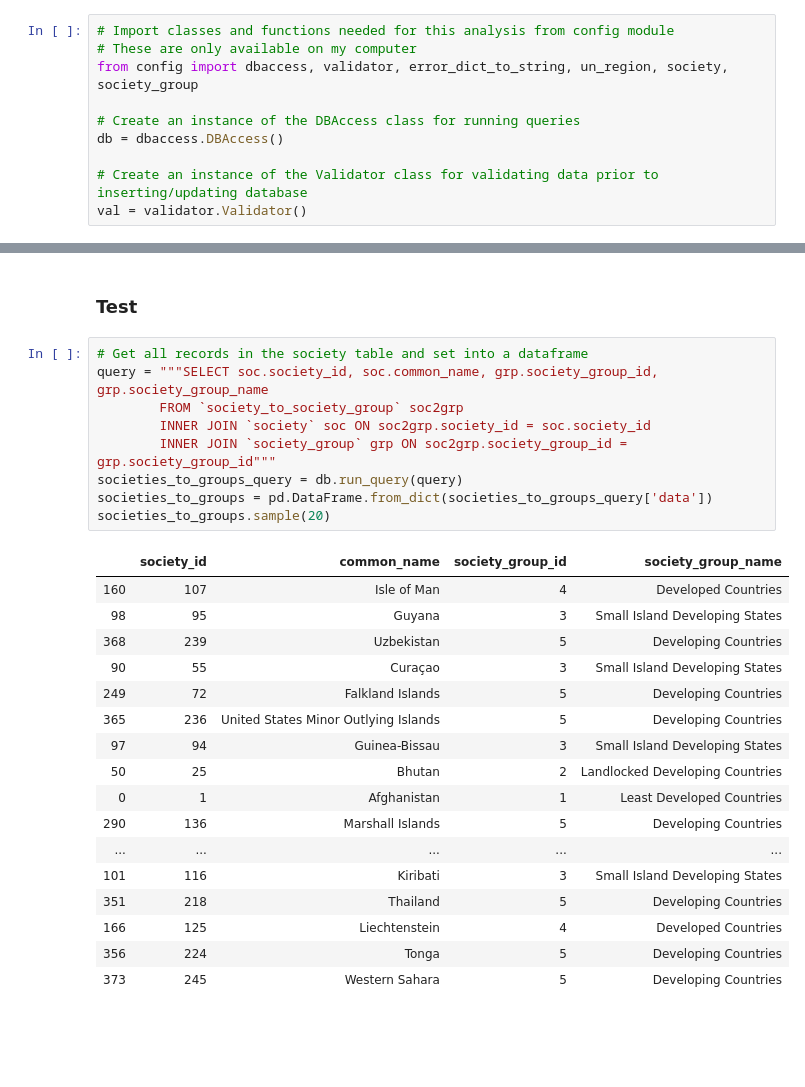
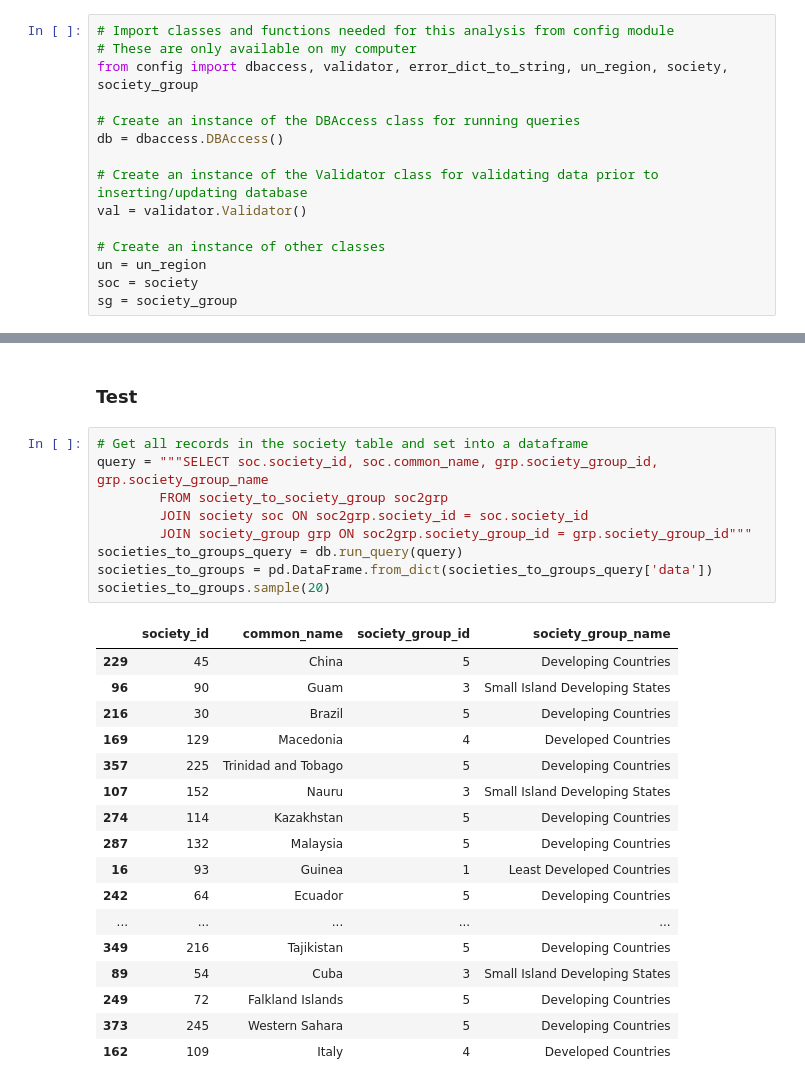
Before and after one commit to skustes/UN-Regions-and-Countries, a Jupyter notebook: Countries & UN Regions.ipynb, the cells around one changed output, grey strips where cells are left out. Drawn from its saved outputs; the diff is of its cells as text; blank space fills up the shorter version.

```diff
--- a/Countries & UN Regions.ipynb
+++ b/Countries & UN Regions.ipynb
@@ -901,6 +902,11 @@ db = dbaccess.DBAccess()
 
 # Create an instance of the Validator class for validating data prior to inserting/updating database
 val = validator.Validator()
+
+# Create an instance of other classes
+un = un_region
+soc = society
+sg = society_group
 # %% [markdown]
 ## UN Regions
 ### Code
@@ -1023,27 +1029,27 @@ Expecting to insert: 377 rows
 # %%
 # Get all records in the society table and set into a dataframe
 query = """SELECT soc.society_id, soc.common_name, grp.society_group_id, grp.society_group_name
-        FROM `society_to_society_group` soc2grp
-        INNER JOIN `society` soc ON soc2grp.society_id = soc.society_id
-        INNER JOIN `society_group` grp ON soc2grp.society_group_id = grp.society_group_id"""
+        FROM society_to_society_group soc2grp
+        JOIN society soc ON soc2grp.society_id = soc.society_id
+        JOIN society_group grp ON soc2grp.society_group_id = grp.society_group_id"""
 societies_to_groups_query = db.run_query(query)
 societies_to_groups = pd.DataFrame.from_dict(societies_to_groups_query['data'])
 societies_to_groups.sample(20)
 # %% [output]
 |  | society_id | common_name | society_group_id | society_group_name |
-| 160 | 107 | Isle of Man | 4 | Developed Countries |
-| 98 | 95 | Guyana | 3 | Small Island Developing States |
-| 368 | 239 | Uzbekistan | 5 | Developing Countries |
-| 90 | 55 | Curaçao | 3 | Small Island Developing States |
+| 229 | 45 | China | 5 | Developing Countries |
+| 96 | 90 | Guam | 3 | Small Island Developing States |
+| 216 | 30 | Brazil | 5 | Developing Countries |
+| 169 | 129 | Macedonia | 4 | Developed Countries |
+| 357 | 225 | Trinidad and Tobago | 5 | Developing Countries |
+| 107 | 152 | Nauru | 3 | Small Island Developing States |
+| 274 | 114 | Kazakhstan | 5 | Developing Countries |
+| 287 | 132 | Malaysia | 5 | Developing Countries |
+| 16 | 93 | Guinea | 1 | Least Developed Countries |
+| 242 | 64 | Ecuador | 5 | Developing Countries |
+| ... | ... | ... | ... | ... |
+| 349 | 216 | Tajikistan | 5 | Developing Countries |
+| 89 | 54 | Cuba | 3 | Small Island Developing States |
 | 249 | 72 | Falkland Islands | 5 | Developing Countries |
-| 365 | 236 | United States Minor Outlying Islands | 5 | Developing Countries |
-| 97 | 94 | Guinea-Bissau | 3 | Small Island Developing States |
-| 50 | 25 | Bhutan | 2 | Landlocked Developing Countries |
-| 0 | 1 | Afghanistan | 1 | Least Developed Countries |
-| 290 | 136 | Marshall Islands | 5 | Developing Countries |
-| ... | ... | ... | ... | ... |
-| 101 | 116 | Kiribati | 3 | Small Island Developing States |
-| 351 | 218 | Thailand | 5 | Developing Countries |
-| 166 | 125 | Liechtenstein | 4 | Developed Countries |
-| 356 | 224 | Tonga | 5 | Developing Countries |
 | 373 | 245 | Western Sahara | 5 | Developing Countries |
+| 162 | 109 | Italy | 4 | Developed Countries |
```
Also changed, not shown: parts of 58 cells of this notebook.
